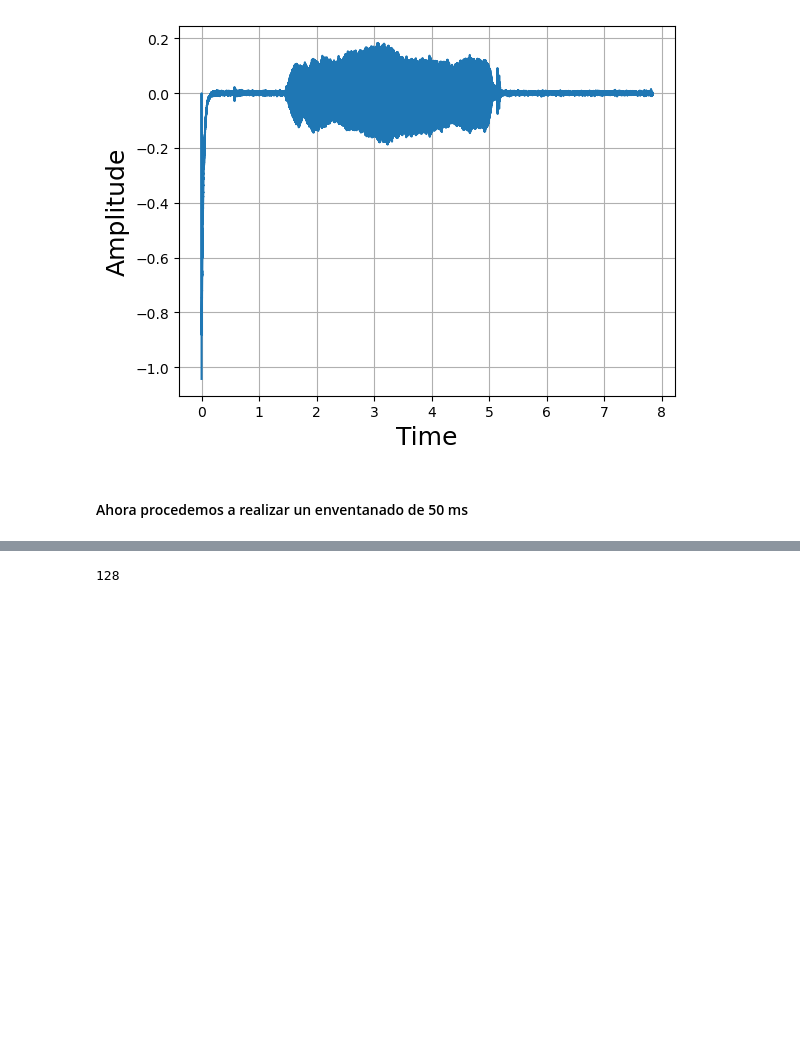
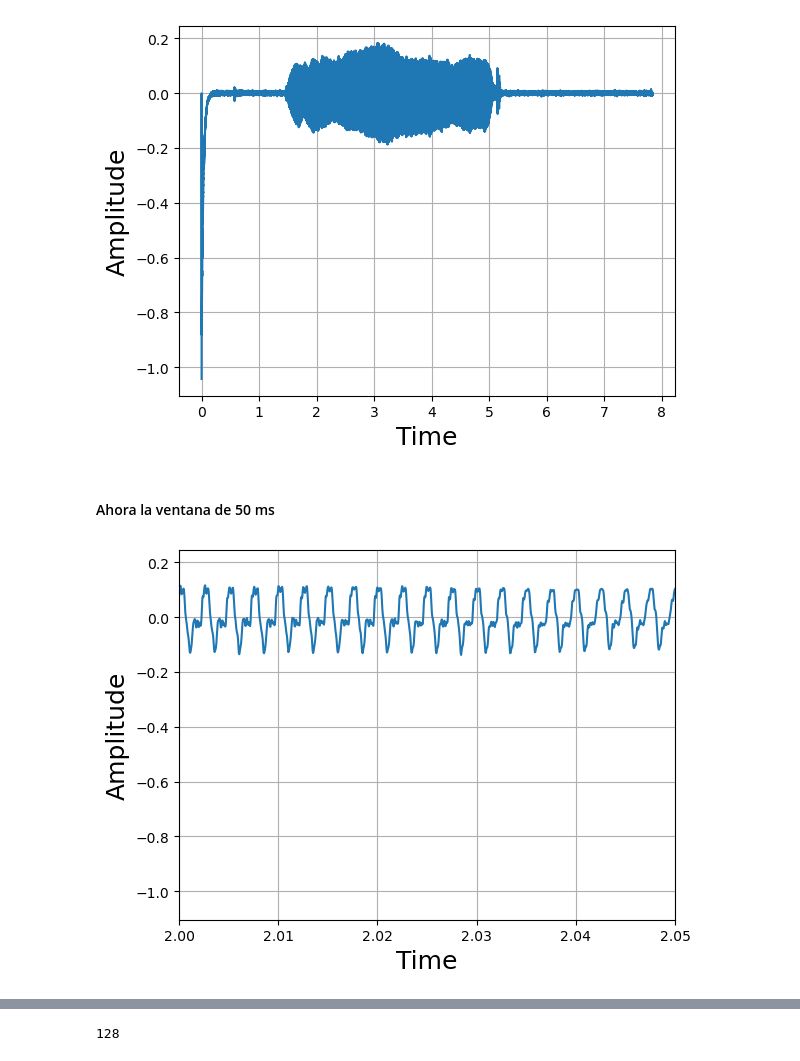
Before and after one commit to Camilocastellanos1002/Senales-III, a Jupyter notebook: Laboratorio/Laboratorio 1/Lab1_TDSIII_ChaparroCastellanos_JuanCamilo.ipynb, the cells around one changed output, grey strips where cells are left out. Drawn from its saved outputs; the diff is of its cells as text; code cells hidden in the pictures; blank space fills up the shorter version.

```diff
--- a/Laboratorio/Laboratorio 1/Lab1_TDSIII_ChaparroCastellanos_JuanCamilo.ipynb
+++ b/Laboratorio/Laboratorio 1/Lab1_TDSIII_ChaparroCastellanos_JuanCamilo.ipynb
@@ -117,4 +148,13 @@ plt.show() # Mostrar la grafica
 # %% [output]
 [figure]
 # %% [markdown]
-#### Ahora procedemos a realizar un enventanado de 50 ms
+#### Ahora la ventana de 50 ms
+# %%
+plt.plot(t3,x3)
+plt.xlim(2,2.05)
+plt.xlabel('Time',fontsize=18) # Etiqueta eje X
+plt.ylabel('Amplitude',fontsize=18) # Etiqueta eje Y
+plt.grid()
+plt.show() # Mostrar la grafica
+# %% [output]
+[figure, added]
```
Also changed, not shown: parts of 19 cells of this notebook.
